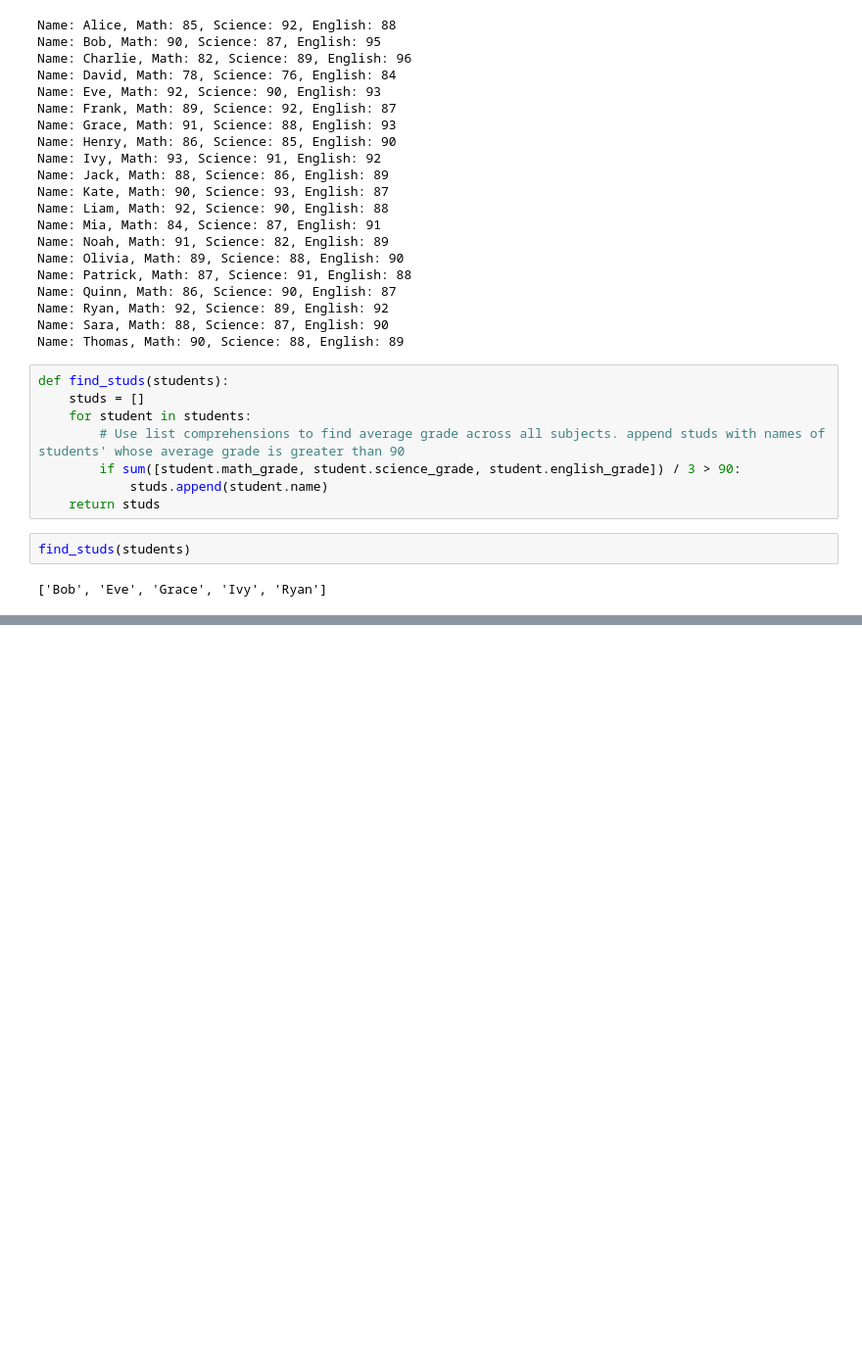
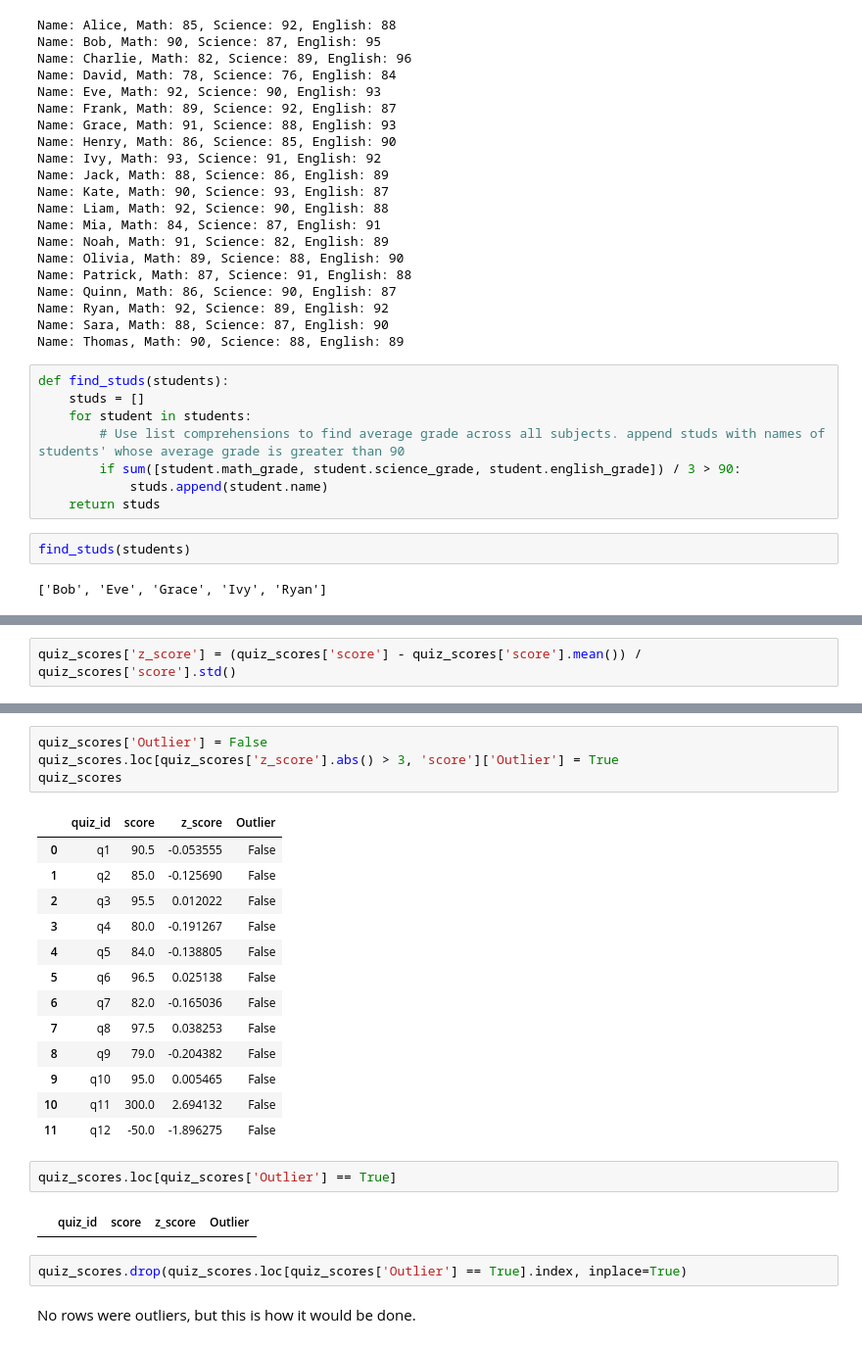
Before and after one commit to danmarino1/data_science_practice, a Jupyter notebook: python_generated_questions.ipynb, the cells around one changed output, grey strips where cells are left out. Shown at 98% size. Saved outputs shown, nothing was run; the diff lists cells and outputs as text; blank space fills up the shorter version.

```diff
--- a/python_generated_questions.ipynb
+++ b/python_generated_questions.ipynb
@@ -513,0 +553,2 @@ find_studs(students)
+# %%
+quiz_scores['z_score'] = (quiz_scores['score'] - quiz_scores['score'].mean()) / quiz_scores['score'].std()
@@ -513,0 +581,26 @@ find_studs(students)
+# %%
+quiz_scores['Outlier'] = False
+quiz_scores.loc[quiz_scores['z_score'].abs() > 3, 'score']['Outlier'] = True
+quiz_scores
+# %% [output]
+|  | quiz_id | score | z_score | Outlier |
+| 0 | q1 | 90.5 | -0.053555 | False |
+| 1 | q2 | 85.0 | -0.125690 | False |
+| 2 | q3 | 95.5 | 0.012022 | False |
+| 3 | q4 | 80.0 | -0.191267 | False |
+| 4 | q5 | 84.0 | -0.138805 | False |
+| 5 | q6 | 96.5 | 0.025138 | False |
+| 6 | q7 | 82.0 | -0.165036 | False |
+| 7 | q8 | 97.5 | 0.038253 | False |
+| 8 | q9 | 79.0 | -0.204382 | False |
+| 9 | q10 | 95.0 | 0.005465 | False |
+| 10 | q11 | 300.0 | 2.694132 | False |
+| 11 | q12 | -50.0 | -1.896275 | False |
+# %%
+quiz_scores.loc[quiz_scores['Outlier'] == True]
+# %% [output]
+|  | quiz_id | score | z_score | Outlier |
+# %%
+quiz_scores.drop(quiz_scores.loc[quiz_scores['Outlier'] == True].index, inplace=True)
+# %% [markdown]
+No rows were outliers, but this is how it would be done.
```
Also changed, not shown: parts of 6 cells of this notebook.
